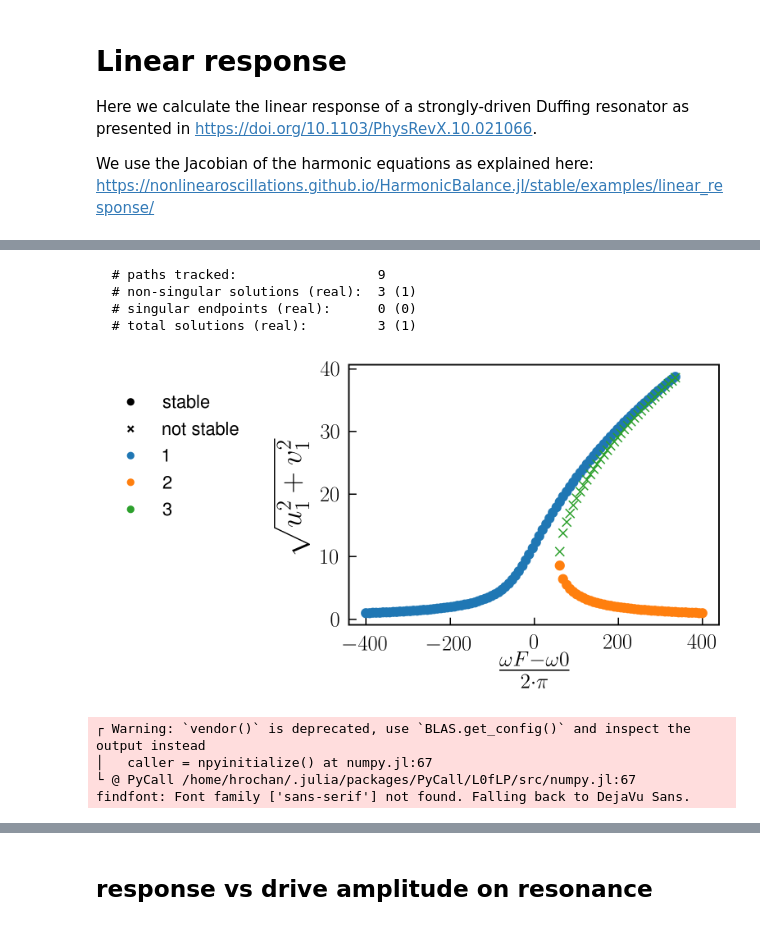
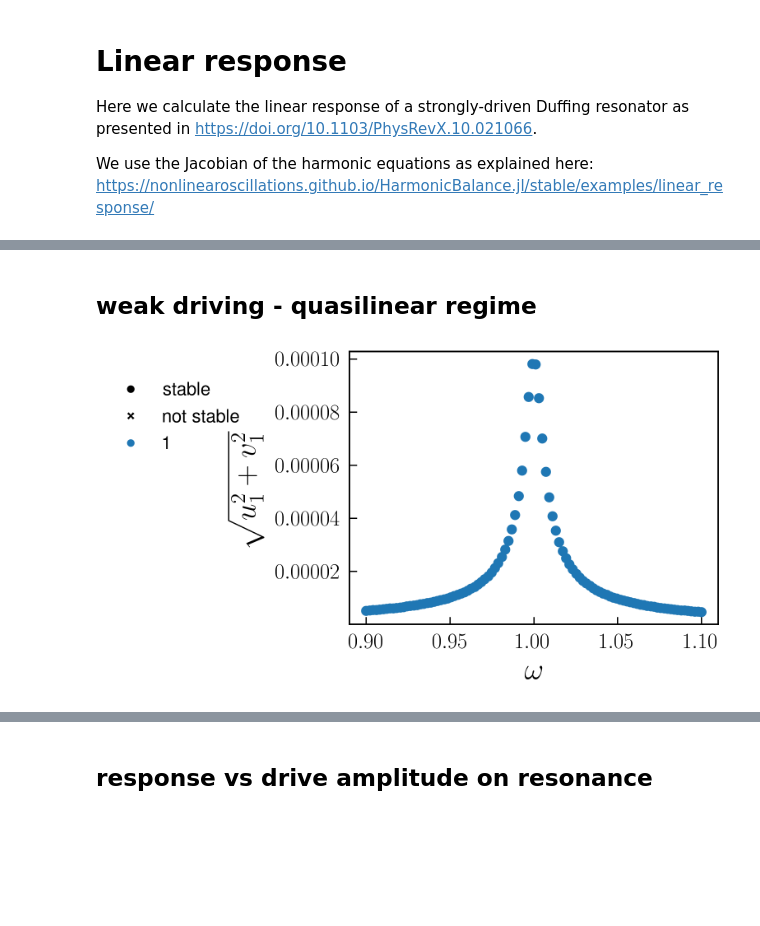
Before and after one commit to NonlinearOscillations/HarmonicBalance-notebooks, a Jupyter notebook: examples/linear_response_Duffing.ipynb, the cells around one changed output, grey strips where cells are left out. Drawn from its saved outputs; the diff is of its cells as text; code cells hidden in the pictures; blank space fills up the shorter version.

```diff
--- a/examples/linear_response_Duffing.ipynb
+++ b/examples/linear_response_Duffing.ipynb
@@ -10,9 +10,9 @@ using HarmonicBalance
 # %%
 # define ODE
-diff_eq = DifferentialEquation(d(q,t,2) + 2*Γ*d(q,t) + ω0^2*q + γ*q^3 ~ F*cos(ωF*t), q)
+diff_eq = DifferentialEquation(d(x,t,2) + ω0*x + α*x^3 + 0*η*d(x,t)*x^2+ γ*d(x,t) ~ F*cos(ω*t), x)
 
-# specify the ansatz q = u(T) cos(ωF*t) + v(T) sin(ωF*t)
-add_harmonic!(diff_eq, q, ωF)
+# specify the ansatz x = u(T) cos(ωt) + v(T) sin(ωt)
+add_harmonic!(diff_eq, x, ω)
 
 # implement ansatz to get harmonic equations
 harmonic_eq = get_harmonic_equations(diff_eq)
@@ -36,16 +32,10 @@ We use nanometers to avoid numerical inaccuracy errors stemming from multiplying
+# %% [markdown]
+## weak driving - quasilinear regime
 # %%
-fixed = (Γ => π*20, ω0 => 2π*6.529E6, γ=>1.54E8, F => 2E11) # fixed parameters
-swept = ωF => 2π *(6.529E6 .+ LinRange(-400, 400, 100) )    # range of ωF
+fixed = (α => 1, ω0 => 1.0, γ => 1E-2, F => 1E-6)   # fixed parameters
+swept = ω => LinRange(0.9, 1.1, 100)           # range of parameter values
 solutions = get_steady_states(harmonic_eq, swept, fixed)
 
-plot_1D_solutions(solutions, x="(ωF- ω0)/2π", y="sqrt(u1^2 + v1^2)");
+plot_1D_solutions(solutions, x="ω", y="sqrt(u1^2 + v1^2)");
 # %% [output]
-  # paths tracked:                  9
-  # non-singular solutions (real):  3 (1)
-  # singular endpoints (real):      0 (0)
-  # total solutions (real):         3 (1)
-[figure, old version]
+[figure, new version]
-┌ Warning: `vendor()` is deprecated, use `BLAS.get_config()` and inspect the output instead
-│   caller = npyinitialize() at numpy.jl:67
-└ @ PyCall /home/hrochan/.julia/packages/PyCall/L0fLP/src/numpy.jl:67
-findfont: Font family ['sans-serif'] not found. Falling back to DejaVu Sans.
```
Also changed, not shown: parts of 10 cells of this notebook, 3 other files.
